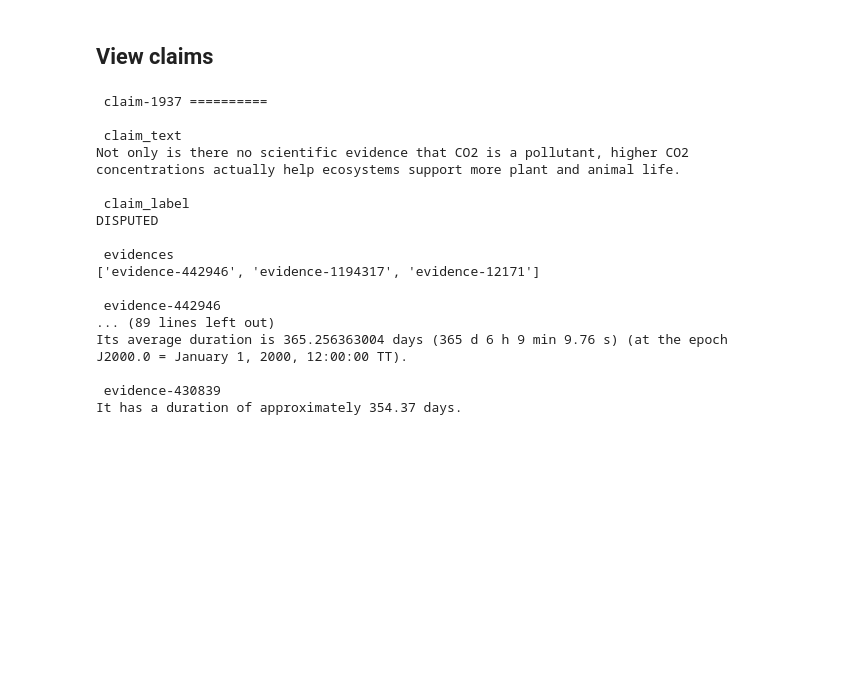
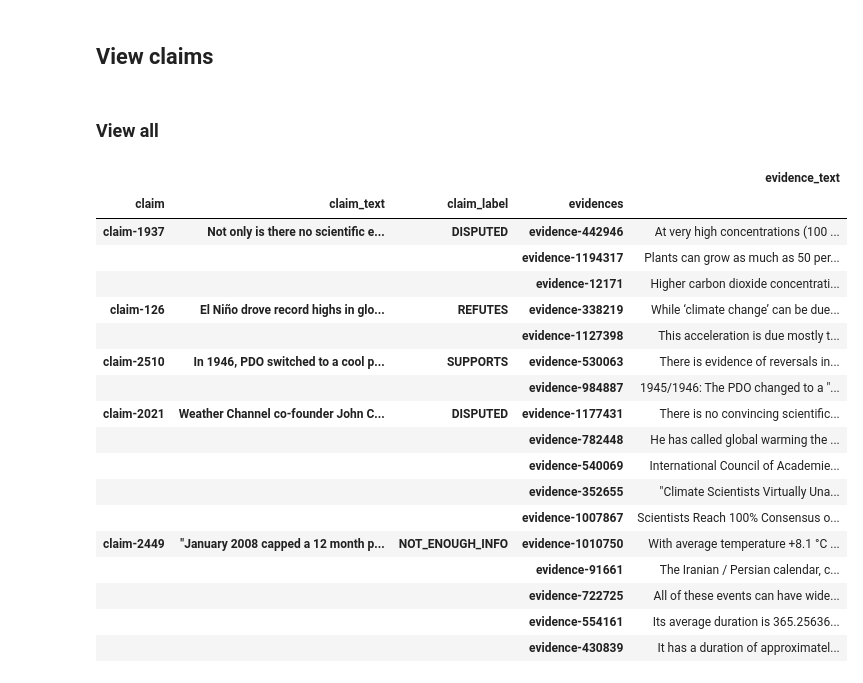
Before and after one commit to johnsonjzhou/comp90042-project, a Jupyter notebook: 01_discovery/claims_viewer.ipynb, the cells around one changed output. Drawn from its saved outputs; the diff is of its cells as text; code cells hidden in the pictures; blank space fills up the shorter version.

Commit message:
Explore: join claims with evidence Fixes #15

```diff
--- a/01_discovery/claims_viewer.ipynb
+++ b/01_discovery/claims_viewer.ipynb
@@ -17,9 +17,5 @@ from src.data import load_as_dataframe, view_claim
 ## Load the datasets
 # %%
 data_names = ["train-claims", "dev-claims", "evidence"]
-datasets = load_as_dataframe(data_names)
-for name, df in datasets.items():
-    print(name)
-    globals()[name] = df
-    display(df)
+train_claims, dev_claims = load_as_dataframe(data_names)
 # %% [output]
@@ -71,22 +25,29 @@ evidence
 # %% [markdown]
 ## View claims
-# %%
-view_claim(claims=train_claims[:5], evidence=evidence)
-# %% [output]
- claim-1937 ==========
-
- claim_text
-Not only is there no scientific evidence that CO2 is a pollutant, higher CO2 concentrations actually help ecosystems support more plant and animal life.
-
- claim_label
-DISPUTED
-
- evidences
-['evidence-442946', 'evidence-1194317', 'evidence-12171']
-
- evidence-442946
-... (89 lines left out)
-Its average duration is 365.256363004 days (365 d 6 h 9 min 9.76 s) (at the epoch J2000.0 = January 1, 2000, 12:00:00 TT).
-
- evidence-430839
-It has a duration of approximately 354.37 days.
+# %%
+pd.set_option("display.max_colwidth", 0)
+pd.set_option("display.max_rows", 10000)
+# %% [markdown]
+### View all
+# %%
+train_claims.loc[train_claims.index.get_level_values(0).unique()[:5]]
+# %% [output]
+|  |  |  |  | evidence_text |
+| claim | claim_text | claim_label | evidences |  |
+| claim-1937 | Not only is there no scientific e... | DISPUTED | evidence-442946 | At very high concentrations (100 ... |
+|  |  |  | evidence-1194317 | Plants can grow as much as 50 per... |
+|  |  |  | evidence-12171 | Higher carbon dioxide concentrati... |
+| claim-126 | El Niño drove record highs in glo... | REFUTES | evidence-338219 | While ‘climate change’ can be due... |
+|  |  |  | evidence-1127398 | This acceleration is due mostly t... |
+| claim-2510 | In 1946, PDO switched to a cool p... | SUPPORTS | evidence-530063 | There is evidence of reversals in... |
+|  |  |  | evidence-984887 | 1945/1946: The PDO changed to a "... |
+| claim-2021 | Weather Channel co-founder John C... | DISPUTED | evidence-1177431 | There is no convincing scientific... |
+|  |  |  | evidence-782448 | He has called global warming the ... |
+|  |  |  | evidence-540069 | International Council of Academie... |
+|  |  |  | evidence-352655 | "Climate Scientists Virtually Una... |
+|  |  |  | evidence-1007867 | Scientists Reach 100% Consensus o... |
+| claim-2449 | "January 2008 capped a 12 month p... | NOT_ENOUGH_INFO | evidence-1010750 | With average temperature +8.1 °C ... |
+|  |  |  | evidence-91661 | The Iranian / Persian calendar, c... |
+|  |  |  | evidence-722725 | All of these events can have wide... |
+|  |  |  | evidence-554161 | Its average duration is 365.25636... |
+|  |  |  | evidence-430839 | It has a duration of approximatel... |
```
Also changed, not shown: parts of 9 cells of this notebook, 1 other file.
